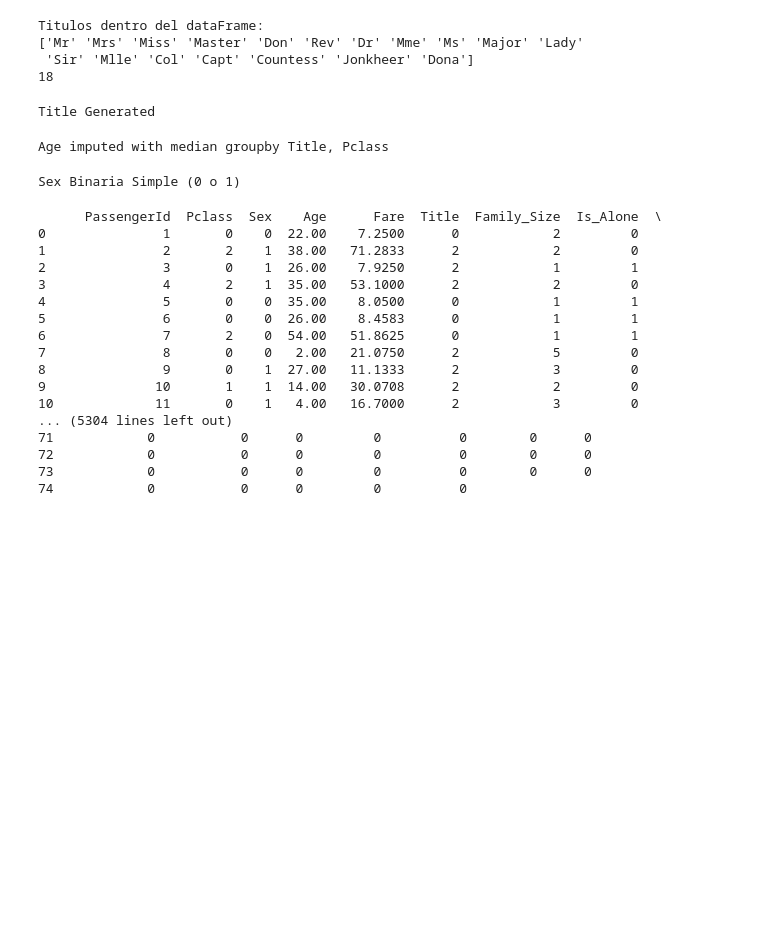
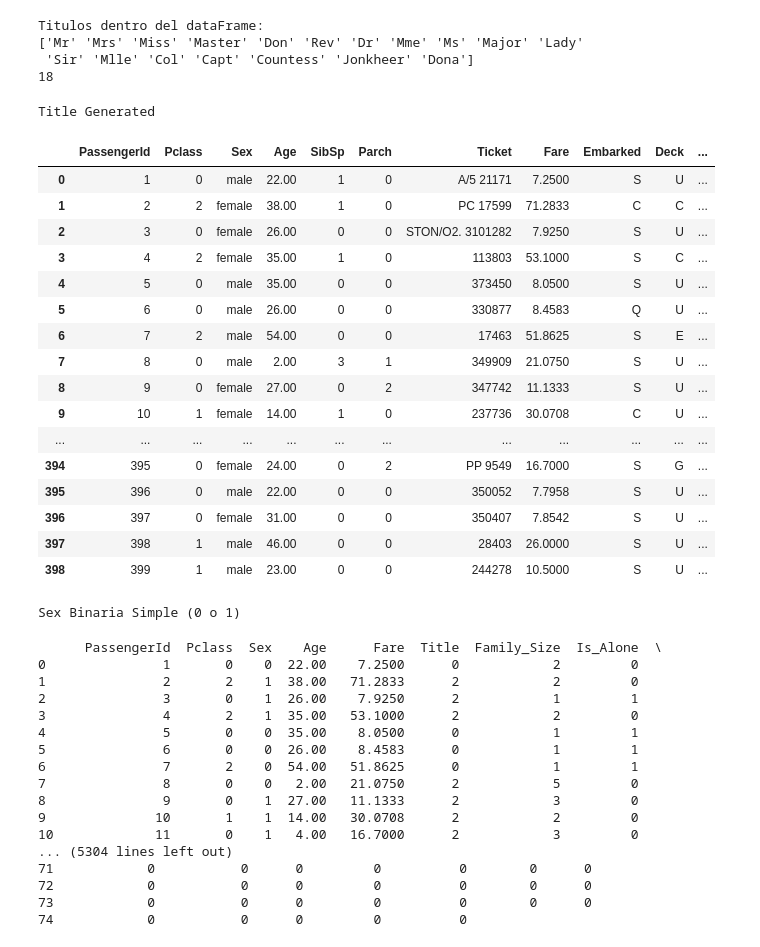
Before and after one commit to Albe036/titanic-survival, a Jupyter notebook: notebooks/01_eda.ipynb, the cells around one changed output. Cells and saved outputs as stored; diff of their text form; code cells hidden in the pictures; blank space fills up the shorter version.

```diff
--- a/notebooks/01_eda.ipynb
+++ b/notebooks/01_eda.ipynb
@@ -152,10 +152,26 @@ df_train_test['Pclass'] = df_train_test['Pclass'].apply(generate_class_ordenc)
 # %%
 #Basados en el titulo del pasajero y la tarifa que pago se imputaran los valores faltantes de "Age"
 df_train_test['Age'] = df_train_test.groupby(['Title', 'Pclass'])['Age'].transform(lambda x: x.fillna(x.median()))
 df_train_test['Age'] = df_train_test['Age'].fillna(df_train_test['Age'].median())
-print('Age imputed with median groupby Title, Pclass')
+df_train_test
 # %% [output]
-Age imputed with median groupby Title, Pclass
+|  | PassengerId | Pclass | Sex | Age | SibSp | Parch | Ticket | Fare | Embarked | Deck | ... |
+| 0 | 1 | 0 | male | 22.00 | 1 | 0 | A/5 21171 | 7.2500 | S | U | ... |
+| 1 | 2 | 2 | female | 38.00 | 1 | 0 | PC 17599 | 71.2833 | C | C | ... |
+| 2 | 3 | 0 | female | 26.00 | 0 | 0 | STON/O2. 3101282 | 7.9250 | S | U | ... |
+| 3 | 4 | 2 | female | 35.00 | 1 | 0 | 113803 | 53.1000 | S | C | ... |
+| 4 | 5 | 0 | male | 35.00 | 0 | 0 | 373450 | 8.0500 | S | U | ... |
+| 5 | 6 | 0 | male | 26.00 | 0 | 0 | 330877 | 8.4583 | Q | U | ... |
+| 6 | 7 | 2 | male | 54.00 | 0 | 0 | 17463 | 51.8625 | S | E | ... |
+| 7 | 8 | 0 | male | 2.00 | 3 | 1 | 349909 | 21.0750 | S | U | ... |
+| 8 | 9 | 0 | female | 27.00 | 0 | 2 | 347742 | 11.1333 | S | U | ... |
+| 9 | 10 | 1 | female | 14.00 | 1 | 0 | 237736 | 30.0708 | C | U | ... |
+| ... | ... | ... | ... | ... | ... | ... | ... | ... | ... | ... | ... |
+| 394 | 395 | 0 | female | 24.00 | 0 | 2 | PP 9549 | 16.7000 | S | G | ... |
+| 395 | 396 | 0 | male | 22.00 | 0 | 0 | 350052 | 7.7958 | S | U | ... |
+| 396 | 397 | 0 | female | 31.00 | 0 | 0 | 350407 | 7.8542 | S | U | ... |
+| 397 | 398 | 1 | male | 46.00 | 0 | 0 | 28403 | 26.0000 | S | U | ... |
+| 398 | 399 | 1 | male | 23.00 | 0 | 0 | 244278 | 10.5000 | S | U | ... |
 # %%
 #Manejo de variable sex
 #Codificación Binaria Simple (0 o 1)
```
Also changed, not shown: 1 other file.
